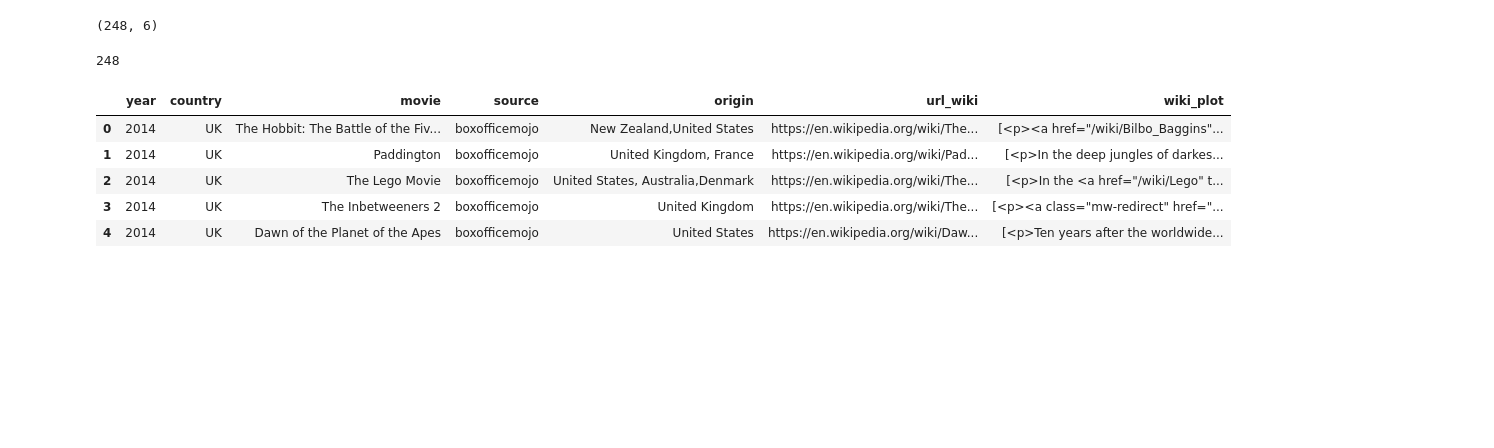
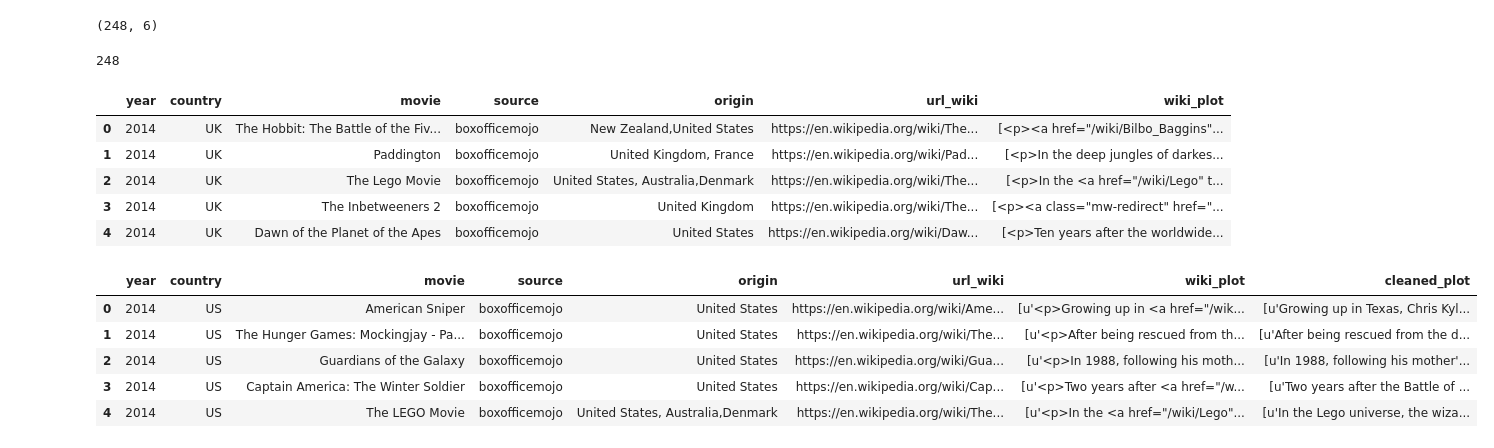
Before and after one commit to soorajmr/moviemeta, a Jupyter notebook: notebooks/popular_movies.ipynb, the cells around one changed output. Cells and saved outputs as stored; diff of their text form; code cells hidden in the pictures; blank space fills up the shorter version.

```diff
--- a/notebooks/popular_movies.ipynb
+++ b/notebooks/popular_movies.ipynb
@@ -227,0 +222,31 @@ df_kr.to_csv("df_kr.csv", index=False)
+# %%
+#re-load dataframe
+df_us = pd.read_csv('C:\Users\WSKIM\Dropbox\moviemeta\df_popular_us.csv')
+df_ge = pd.read_csv('C:\Users\WSKIM\Dropbox\moviemeta\df_popular_ge.csv')
+df_kr = pd.read_csv('C:\Users\WSKIM\Dropbox\moviemeta\df_popular_kr.csv')
+df_uk = pd.read_csv('C:\Users\WSKIM\Dropbox\moviemeta\df_popular_uk.csv')
+# %%
+#Concatenate 4 dataframes
+frames =[df_us, df_ge, df_kr, df_uk]
+df = pd.concat(frames)
+# %%
+plots_list = df['wiki_plot'].tolist()
+# %%
+#cleaning text
+import string, re
+cleaned_list =[]
+for plot in plots_list:
+    cleaned = plot.replace('<p>', '').replace('</p>','').replace('</a>','').replace('<span>','').replace('</span>','').replace('\\','').replace('</sup>','')
+    #re.sub('<[^>]*>', '', cleaned)
+    cleaned_list.append(re.sub('<[^>]*>', '', cleaned))
+# %%
+#add cleaned plot list to dataframe
+df['cleaned_plot'] = pd.Series(cleaned_list, index=df.index)
+df.head(5)
+# %% [output]
+|  | year | country | movie | source | origin | url_wiki | wiki_plot | cleaned_plot |
+| 0 | 2014 | US | American Sniper | boxofficemojo | United States | https://en.wikipedia.org/wiki/Ame... | [u'<p>Growing up in <a href="/wik... | [u'Growing up in Texas, Chris Kyl... |
+| 1 | 2014 | US | The Hunger Games: Mockingjay - Pa... | boxofficemojo | United States | https://en.wikipedia.org/wiki/The... | [u'<p>After being rescued from th... | [u'After being rescued from the d... |
+| 2 | 2014 | US | Guardians of the Galaxy | boxofficemojo | United States | https://en.wikipedia.org/wiki/Gua... | [u'<p>In 1988, following his moth... | [u'In 1988, following his mother'... |
+| 3 | 2014 | US | Captain America: The Winter Soldier | boxofficemojo | United States | https://en.wikipedia.org/wiki/Cap... | [u'<p>Two years after <a href="/w... | [u'Two years after the Battle of ... |
+| 4 | 2014 | US | The LEGO Movie | boxofficemojo | United States, Australia,Denmark | https://en.wikipedia.org/wiki/The... | [u'<p>In the <a href="/wiki/Lego"... | [u'In the Lego universe, the wiza... |
```
Also changed, not shown: parts of 10 cells of this notebook, 1 other file.
